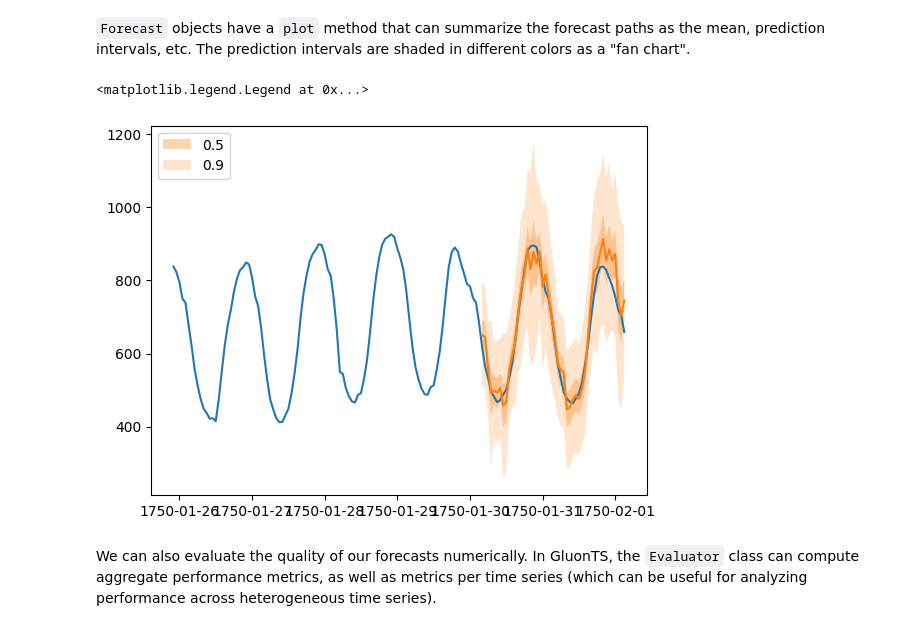
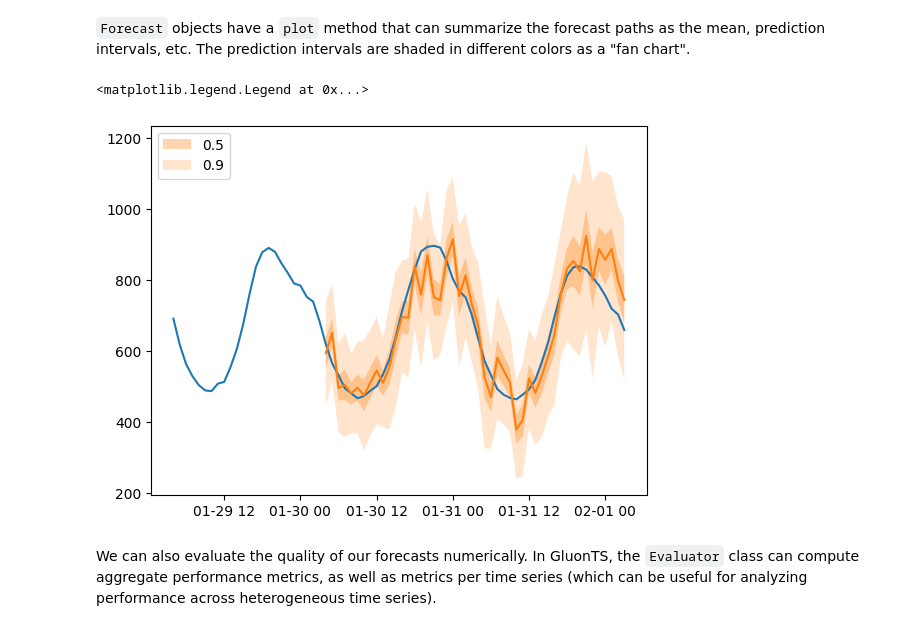
Before and after one commit to mpg05883/gift-eval, a Jupyter notebook: notebooks/gluonts/00_quick_start_tutorial.ipynb, the cells around one changed output. Saved outputs shown, nothing was run; the diff lists cells and outputs as text; code cells hidden in the pictures.

```diff
--- a/notebooks/gluonts/00_quick_start_tutorial.ipynb
+++ b/notebooks/gluonts/00_quick_start_tutorial.ipynb
@@ -167,7 +188,9 @@ GluonTS comes with the `make_evaluation_predictions` function that automates the
 from gluonts.evaluation import make_evaluation_predictions
 # %%
 forecast_it, ts_it = make_evaluation_predictions(
-    dataset=dataset.test,  # test dataset
-    predictor=predictor,  # predictor
-    num_samples=100,  # number of sample paths we want for evaluation
+    dataset=dataset.test,
+    predictor=predictor,
 )
+
+print(type(forecast_it))
+print(type(ts_it))
@@ -232,12 +258,12 @@ Mean of the future window:
 # %% [markdown]
 `Forecast` objects have a `plot` method that can summarize the forecast paths as the mean, prediction intervals, etc. The prediction intervals are shaded in different colors as a "fan chart".
 # %%
-plt.plot(ts_entry[-150:].to_timestamp())
+plt.plot(ts_entry[-prediction_length * 3 :].to_timestamp())
 forecast_entry.plot(show_label=True)
 plt.legend()
 # %% [output]
 <matplotlib.legend.Legend at 0x...>
-[figure, old version]
+[figure, new version]
 # %% [markdown]
 We can also evaluate the quality of our forecasts numerically. In GluonTS, the `Evaluator` class can compute aggregate performance metrics, as well as metrics per time series (which can be useful for analyzing performance across heterogeneous time series).
 # %%
```
Also changed, not shown: parts of 12 cells of this notebook, 1 other file.
